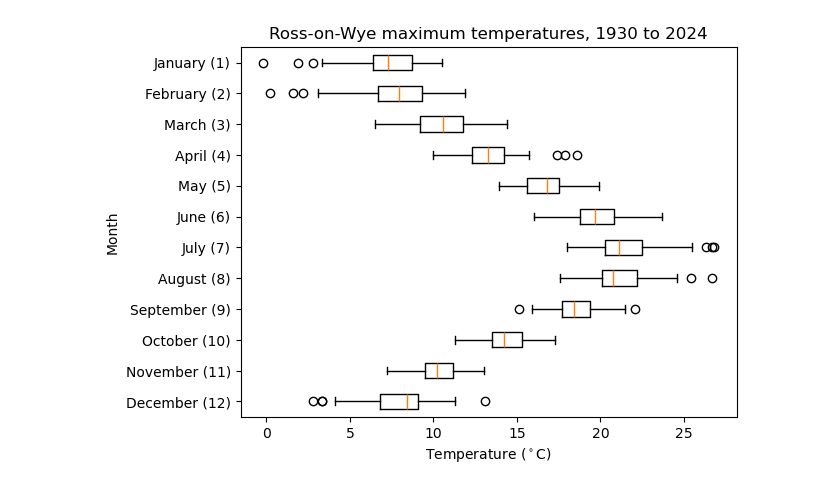
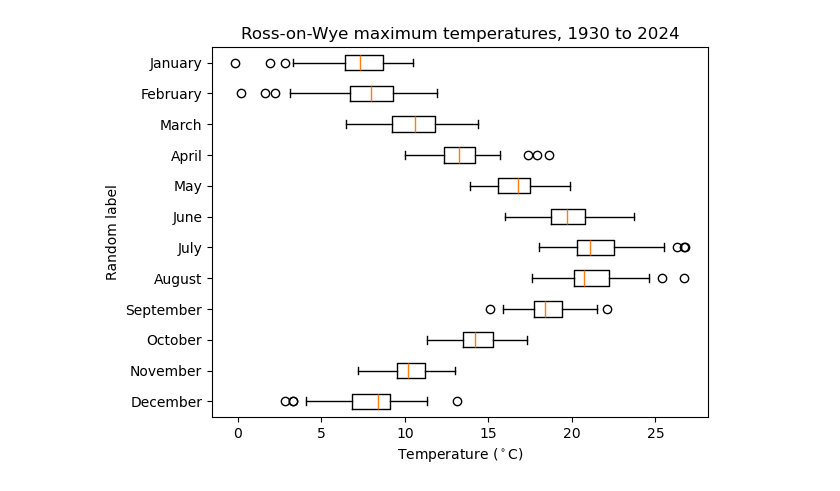
Before and after one commit to JoshSargeant/uob_geogm0054_slc, a Jupyter notebook: my_practical5.ipynb, the cells around one changed output. Saved outputs shown, nothing was run; the diff lists cells and outputs as text; code cells hidden in the pictures.

Commit message:
Making Random Changes

```diff
--- a/my_practical5.ipynb
+++ b/my_practical5.ipynb
@@ -6,21 +6,21 @@ from calendar import month_name
 year, month, tmax, tmin = np.loadtxt('rossonwyedata.txt',skiprows=7,usecols=(0,1,2,3),unpack=True)
 # %%
 month_nums = range(1,13) # 1 to 12, inclusive
-month_names = [month_name[mm] + f' ({mm})'  for mm in month_nums]
+month_names = [month_name[mm] for mm in month_nums]
 
 #create a list of 1D arrays, 1 for each month
 tmax_by_month = [tmax[month == mm] for mm in month_nums]
 
 #HINT reverse the month order to place January at the top
 tmax_by_month.reverse()
 month_names.reverse()
 
 #boxplot produces one box-and whisker for each 1D array in a list
 fig, ax = plt.subplots(1,1)
 __ = ax.boxplot(tmax_by_month, vert=False, labels = month_names)
 # HINT add the keyword argument labels=month_names (Python < 3.9) or tick_labels=month_names (Python >= 3.9)
 __ = ax.set_xlabel(r'Temperature ($^\circ$C)')
-__ = ax.set_ylabel('Month')
+__ = ax.set_ylabel('Random label')
 __ = ax.set_title(f'Ross-on-Wye maximum temperatures, {int(np.min(year))} to {int(np.max(year))}')
 # %% [output]
-[figure, old version]
+[figure, new version]
```
